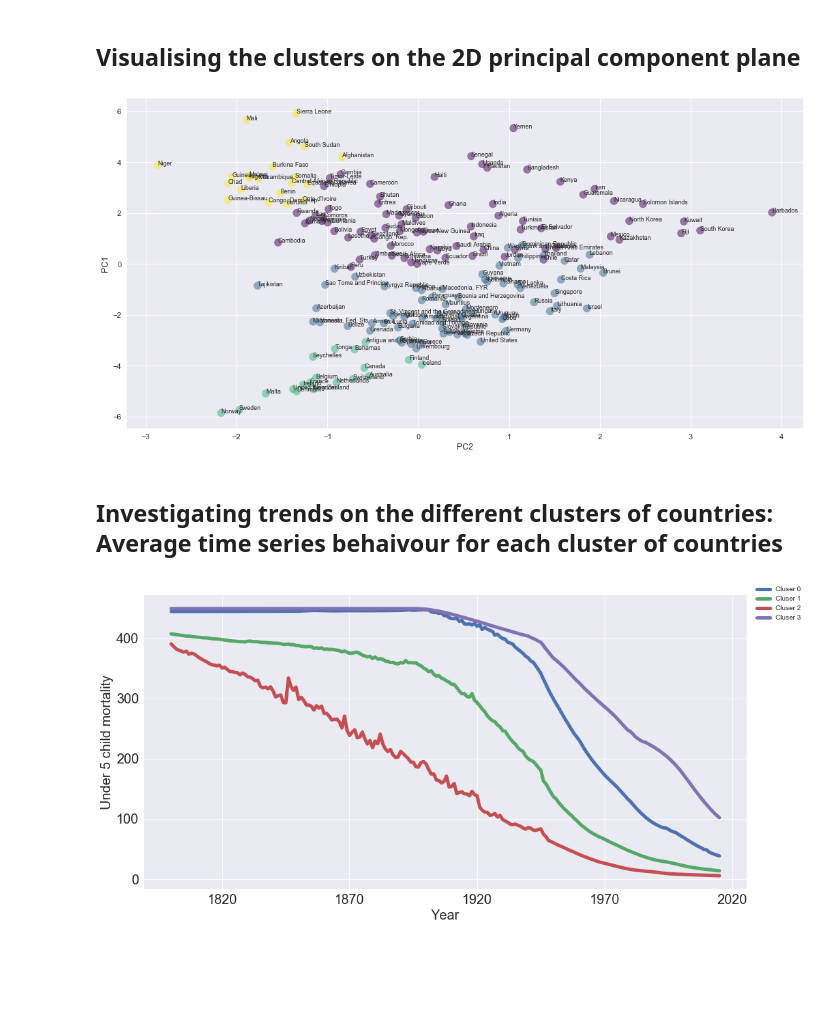
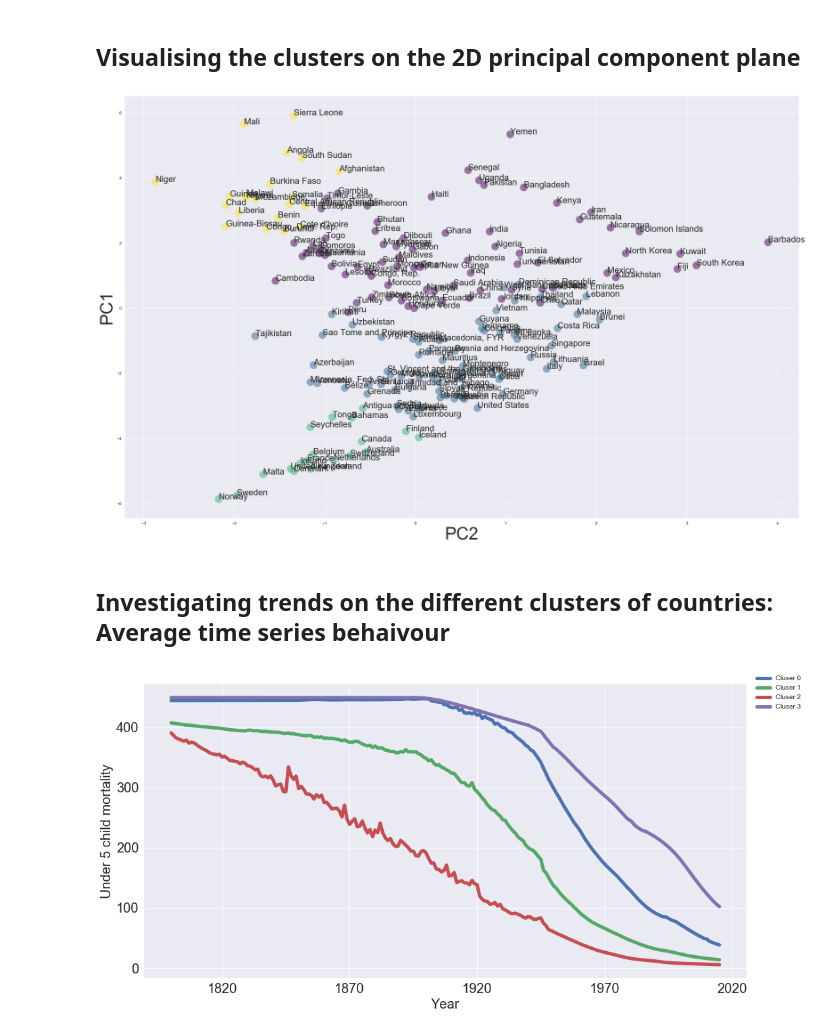
Before and after one commit to crangelsmith/ATI_project, a Jupyter notebook: Presentation_PCA_Clustering.ipynb, the cells around one changed output. Drawn from its saved outputs; the diff is of its cells as text; code cells hidden in the pictures; blank space fills up the shorter version.

```diff
--- a/Presentation_PCA_Clustering.ipynb
+++ b/Presentation_PCA_Clustering.ipynb
@@ -132,11 +137,5 @@ The first to components carry aprox 87% of the variance. Projecting the countrys
 # %%
-# compute scatter plot on PC1 and PC2
-ax = child_mortality_PC_df.plot(kind='scatter', x='PC2', y='PC1', figsize=(16,8),color='DarkGreen',s = 30)
-
-# add country names to the plot
+ax = child_mortality_PC_df.plot(kind='scatter', x='PC2', y='PC1', figsize=(28,18),color='DarkGreen',s = 100);ax.set_xlabel('PC2', fontsize=40); ax.set_ylabel('PC1',fontsize=40)
 for i, country in enumerate(child_mortality_PC_df.index):
-    ax.annotate(country, (child_mortality_PC_df.iloc[i].PC2, child_mortality_PC_df.iloc[i].PC1),fontsize=11)
-
-ax.set_xlabel('PC2', fontsize=20)
-ax.set_ylabel('PC1',fontsize=20)
+    ax.annotate(country, (child_mortality_PC_df.iloc[i].PC2, child_mortality_PC_df.iloc[i].PC1),fontsize=20)
 # %% [output]
@@ -209,6 +210,9 @@ correlation
 # %%
 from sklearn.cluster import AgglomerativeClustering
 
+# Define and fit clusters
 clusters = AgglomerativeClustering(linkage='complete', n_clusters=4)
 clusters.fit(scaled_child_mortality_df)
+child_mortality_PC_df.insert(0, 'cluster', pd.Series(clusters.labels_, index=child_mortality_PC_df.index))
+child_mortality_PC_df.head()
 # %% [output]
@@ -218,3 +225,0 @@ AgglomerativeClustering(affinity='euclidean', compute_full_tree='auto',
-# %%
-child_mortality_PC_df['cluster'] = pd.Series(clusters.labels_, index=child_mortality_PC_df.index)
-child_mortality_PC_df.head()
@@ -229,19 +226,15 @@ child_mortality_PC_df.head()
 # %% [markdown]
 ## Visualising the clusters on the 2D principal component plane
 # %%
-fig, ax = plt.subplots(figsize=(16, 8), dpi=80)
-ax.scatter(child_mortality_PC_df['PC2'], child_mortality_PC_df['PC1'], alpha=0.5,
-            s=100, c=child_mortality_PC_df['cluster'], cmap='viridis')
-
-plt.xlabel('PC2')
-plt.ylabel('PC1');
-
+fig, ax = plt.subplots(figsize=(28, 18), dpi=100)
+ax.scatter(child_mortality_PC_df['PC2'], child_mortality_PC_df['PC1'], alpha=0.5, s=300, c=child_mortality_PC_df['cluster'], cmap='viridis')
+plt.xlabel('PC2',fontsize=40);plt.ylabel('PC1',fontsize=40);
 for i, country in enumerate(child_mortality_PC_df.index):
-    ax.annotate(country, (child_mortality_PC_df.iloc[i].PC2, child_mortality_PC_df.iloc[i].PC1),fontsize=8)
+    ax.annotate(country, (child_mortality_PC_df.iloc[i].PC2, child_mortality_PC_df.iloc[i].PC1),fontsize=20)
 # %% [output]
-[figure, old version]
+[figure, new version]
 # %% [markdown]
-## Investigating trends on the different clusters of countries: Average time series behaivour for each cluster of countries
+## Investigating trends on the different clusters of countries: Average time series behaivour
 # %%
 child_mortality_clustered = child_mortality_df.copy(deep=True)
 child_mortality_clustered['cluster'] = pd.Series(clusters.labels_, index=child_mortality_clustered.index)
```
Also changed, not shown: parts of 46 cells of this notebook, 1 other file.
